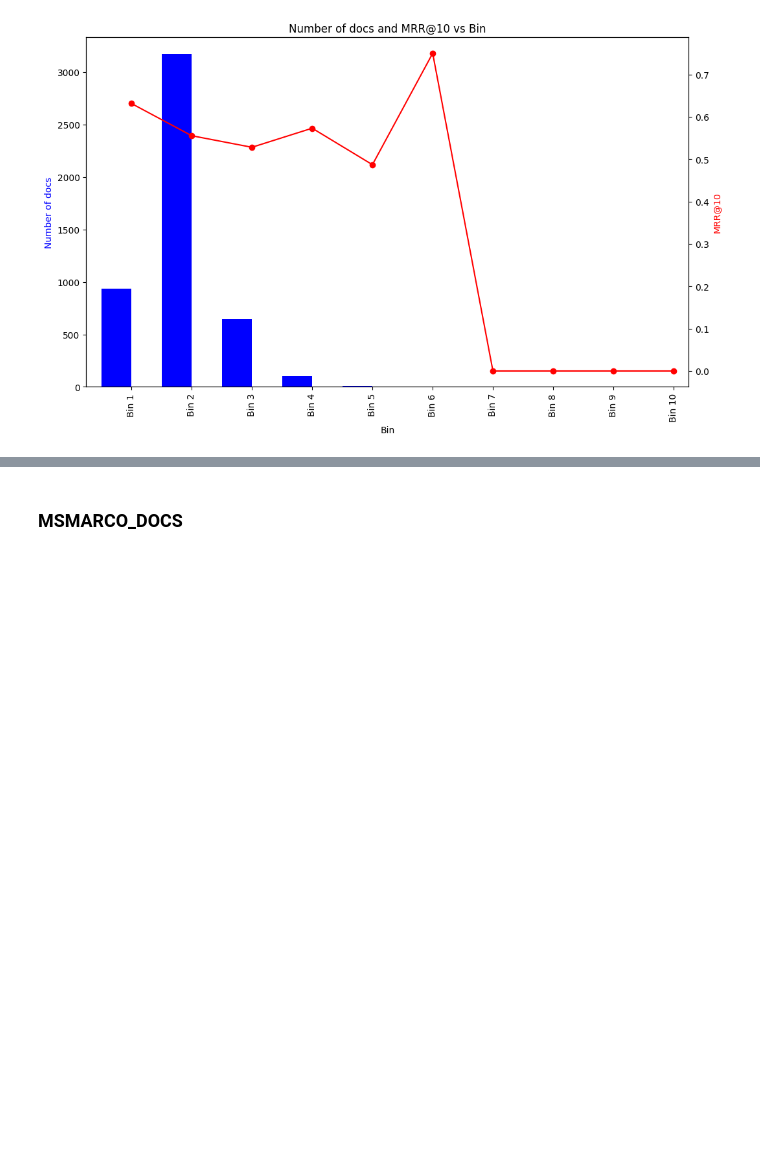
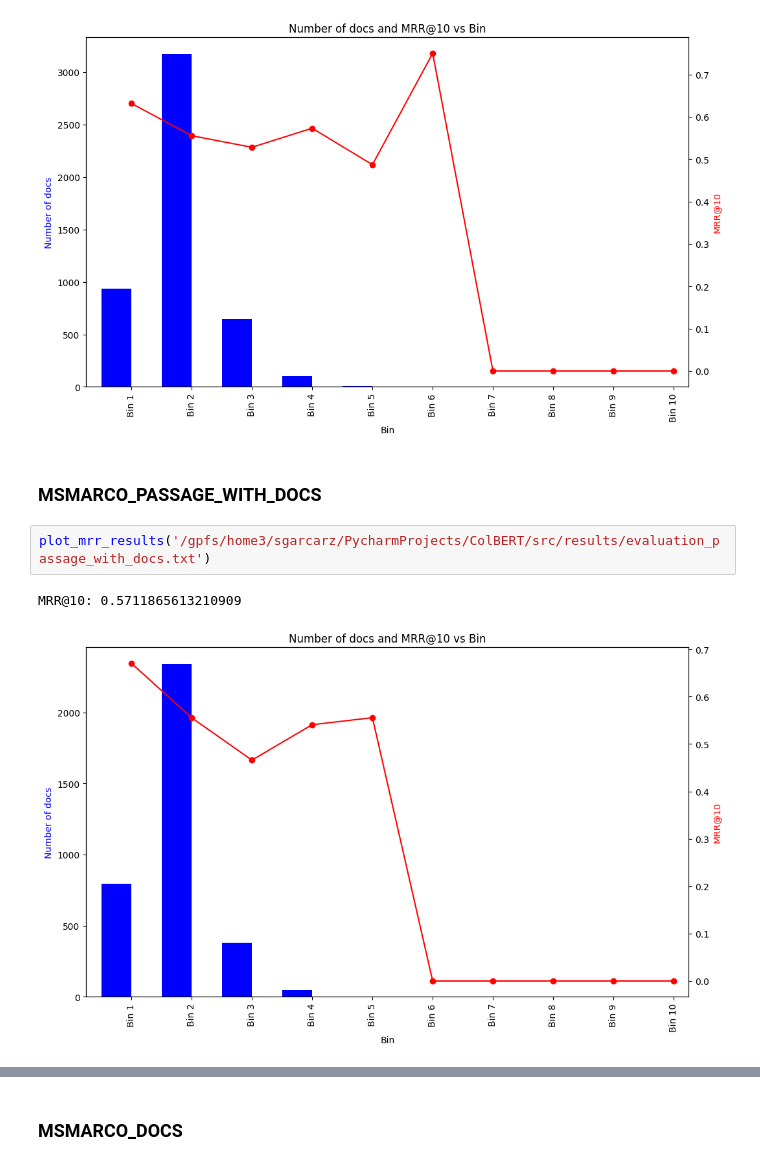
Before and after one commit to slawekgarcarz/ColBERT, a Jupyter notebook: src/utils/results.ipynb, the cells around one changed output, grey strips where cells are left out. Saved outputs shown, nothing was run; the diff lists cells and outputs as text; blank space fills up the shorter version.

Commit message:
new results added

```diff
--- a/src/utils/results.ipynb
+++ b/src/utils/results.ipynb
@@ -57,3 +57,10 @@ plot_mrr_results('/gpfs/home3/sgarcarz/PycharmProjects/ColBERT/src/results/evalu
 # %% [output]
 MRR@10: 0.566798887387121
 [figure]
+# %% [markdown]
+### MSMARCO_PASSAGE_WITH_DOCS
+# %%
+plot_mrr_results('/gpfs/home3/sgarcarz/PycharmProjects/ColBERT/src/results/evaluation_passage_with_docs.txt')
+# %% [output]
+MRR@10: 0.5711865613210909
+[figure, added]
```
Also changed, not shown: parts of 6 cells of this notebook, 14 other files.
